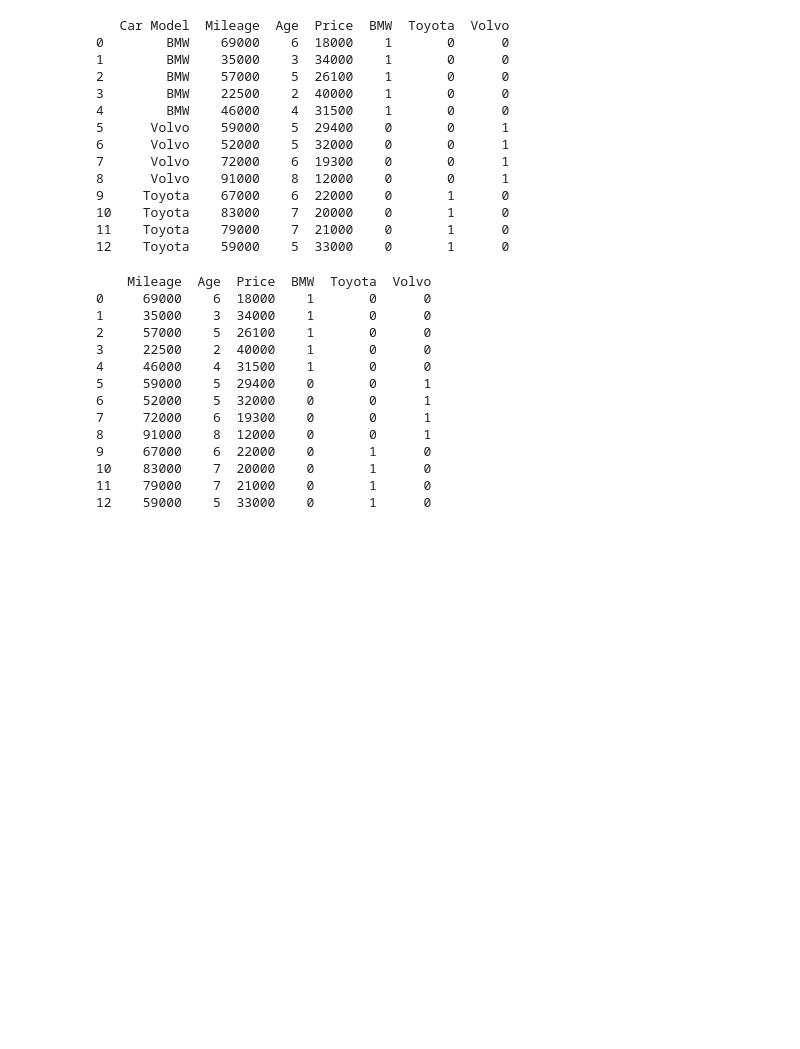
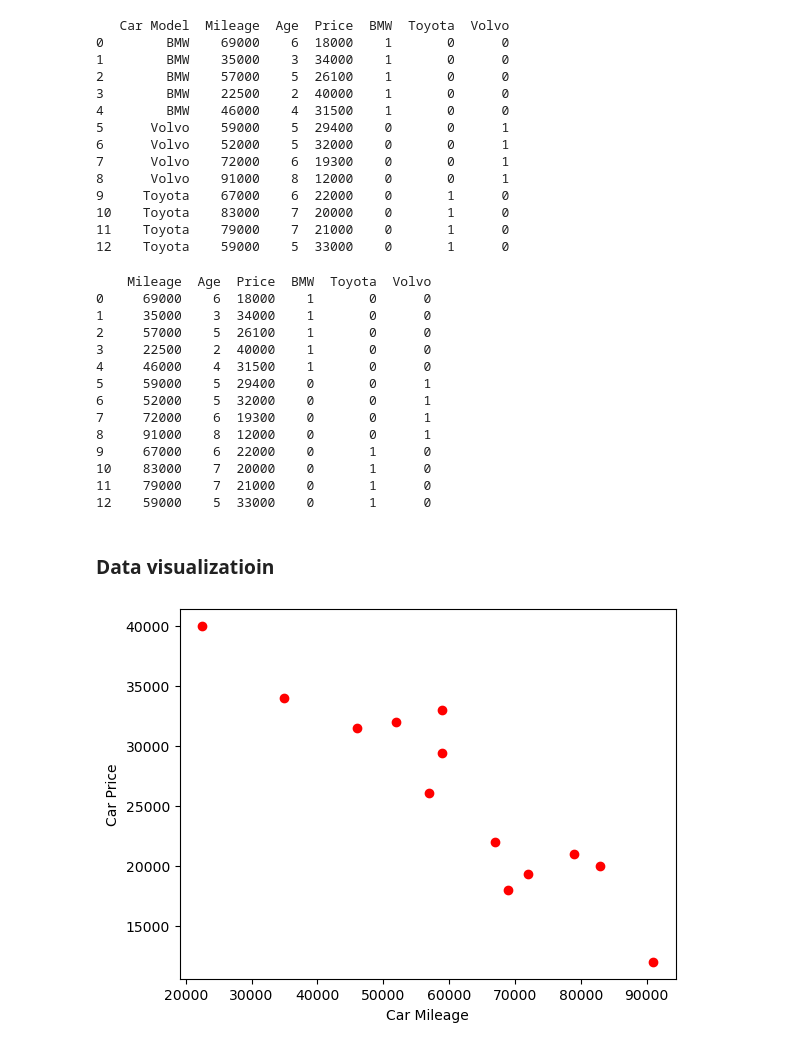
Before and after one commit to code4yonglei/code_4_Tutorials, a Jupyter notebook: machine-learning/3-dummy-variable.ipynb, the cells around one changed output. Cells and saved outputs as stored; diff of their text form; code cells hidden in the pictures; blank space fills up the shorter version.

```diff
--- a/machine-learning/3-dummy-variable.ipynb
+++ b/machine-learning/3-dummy-variable.ipynb
@@ -87,3 +93,17 @@ print(df3)
 10    83000    7  20000    0       1      0
 11    79000    7  21000    0       1      0
 12    59000    5  33000    0       1      0
+# %% [markdown]
+### Data visualizatioin
+# %%
+%matplotlib inline
+# x = df3.Mileage
+# y = df3.Price
+
+plt.xlabel("Car Mileage")
+plt.ylabel("Car Price")
+
+plt.plot(df3.Mileage, df3.Price,'ro')
+plt.show()
+# %% [output]
+[figure, added]
```
Also changed, not shown: parts of 18 cells of this notebook.
